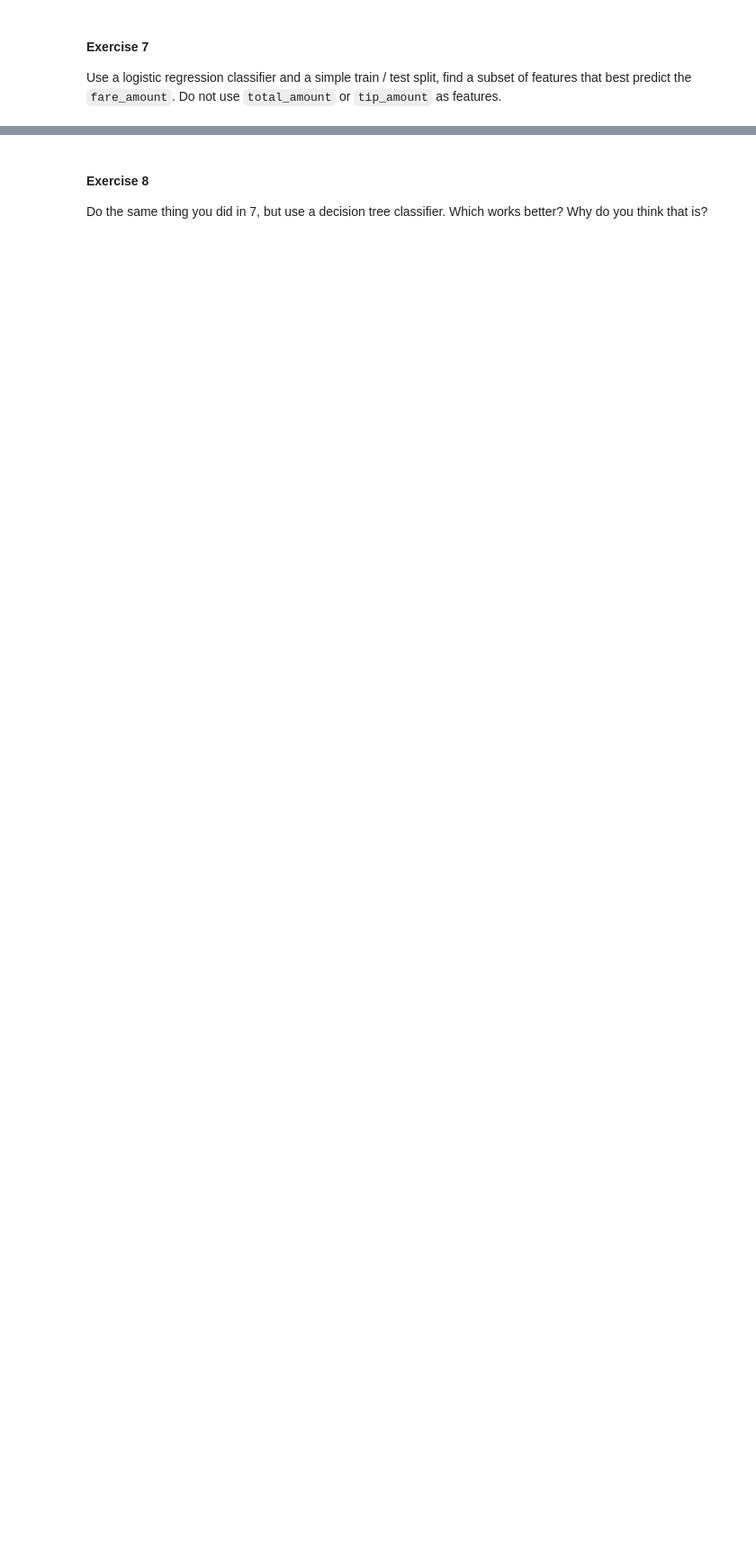
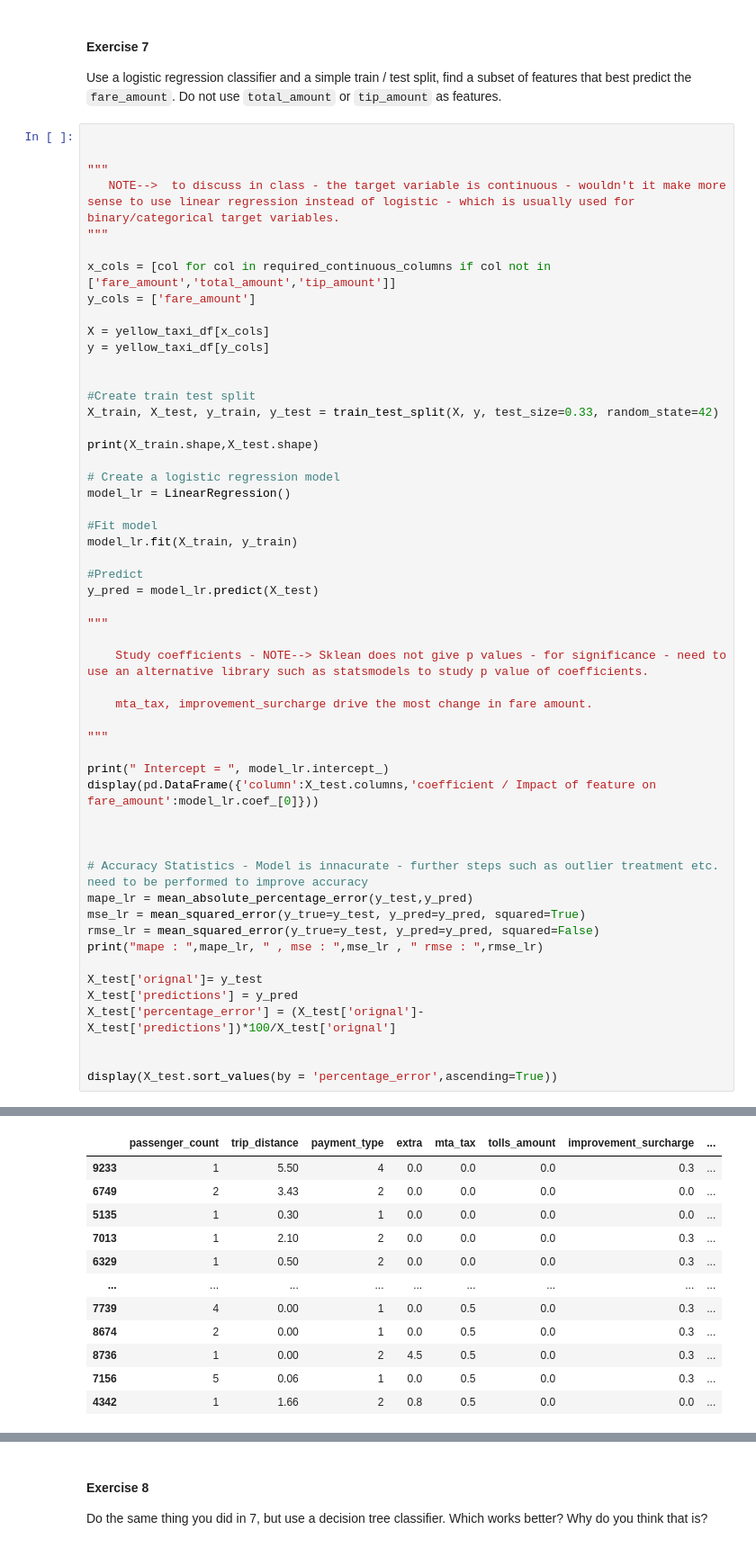
Before and after one commit to himanshu-hegde-syr/warm-up-assignment2, a Jupyter notebook: assignment.ipynb, the cells around one changed output, grey strips where cells are left out. Shown at 90% size. Saved outputs shown, nothing was run; the diff lists cells and outputs as text; blank space fills up the shorter version.

```diff
--- a/assignment.ipynb
+++ b/assignment.ipynb
@@ -28,3 +151,57 @@ Examine the distribution of just the `total_amount` column.  Are there outliers?
 #### Exercise 7
 
 Use a logistic regression classifier and a simple train / test split, find a subset of features that best predict the `fare_amount`.  Do not use `total_amount` or `tip_amount` as features.
+# %%
+
+
+"""
+   NOTE-->  to discuss in class - the target variable is continuous - wouldn't it make more sense to use linear regression instead of logistic - which is usually used for binary/categorical target variables.
+"""
+
+x_cols = [col for col in required_continuous_columns if col not in ['fare_amount','total_amount','tip_amount']]
+y_cols = ['fare_amount']
+
+X = yellow_taxi_df[x_cols]
+y = yellow_taxi_df[y_cols]
+
+
+#Create train test split
+X_train, X_test, y_train, y_test = train_test_split(X, y, test_size=0.33, random_state=42)
+
+print(X_train.shape,X_test.shape)
+
+# Create a logistic regression model
+model_lr = LinearRegression()
+
+#Fit model
+model_lr.fit(X_train, y_train)
+
+#Predict
+y_pred = model_lr.predict(X_test)
+
+"""
+
+    Study coefficients - NOTE--> Sklean does not give p values - for significance - need to use an alternative library such as statsmodels to study p value of coefficients.
+
+    mta_tax, improvement_surcharge drive the most change in fare amount.
+
+"""
+
+print(" Intercept = ", model_lr.intercept_)
+display(pd.DataFrame({'column':X_test.columns,'coefficient / Impact of feature on fare_amount':model_lr.coef_[0]}))
+
+
+
+# Accuracy Statistics - Model is innacurate - further steps such as outlier treatment etc. need to be performed to improve accuracy
+mape_lr = mean_absolute_percentage_error(y_test,y_pred)
+mse_lr = mean_squared_error(y_true=y_test, y_pred=y_pred, squared=True)
+rmse_lr = mean_squared_error(y_true=y_test, y_pred=y_pred, squared=False)
+print("mape : ",mape_lr, " , mse : ",mse_lr , " rmse : ",rmse_lr)
+
+X_test['orignal']= y_test
+X_test['predictions'] = y_pred
+X_test['percentage_error'] = (X_test['orignal']-X_test['predictions'])*100/X_test['orignal']
+
+
+display(X_test.sort_values(by = 'percentage_error',ascending=True))
+# %% [output]
@@ -30,0 +220,12 @@ Use a logistic regression classifier and a simple train / test split, find a sub
+|  | passenger_count | trip_distance | payment_type | extra | mta_tax | tolls_amount | improvement_surcharge | ... |
+| 9233 | 1 | 5.50 | 4 | 0.0 | 0.0 | 0.0 | 0.3 | ... |
+| 6749 | 2 | 3.43 | 2 | 0.0 | 0.0 | 0.0 | 0.0 | ... |
+| 5135 | 1 | 0.30 | 1 | 0.0 | 0.0 | 0.0 | 0.0 | ... |
+| 7013 | 1 | 2.10 | 2 | 0.0 | 0.0 | 0.0 | 0.3 | ... |
+| 6329 | 1 | 0.50 | 2 | 0.0 | 0.0 | 0.0 | 0.3 | ... |
+| ... | ... | ... | ... | ... | ... | ... | ... | ... |
+| 7739 | 4 | 0.00 | 1 | 0.0 | 0.5 | 0.0 | 0.3 | ... |
+| 8674 | 2 | 0.00 | 1 | 0.0 | 0.5 | 0.0 | 0.3 | ... |
+| 8736 | 1 | 0.00 | 2 | 4.5 | 0.5 | 0.0 | 0.3 | ... |
+| 7156 | 5 | 0.06 | 1 | 0.0 | 0.5 | 0.0 | 0.3 | ... |
+| 4342 | 1 | 1.66 | 2 | 0.8 | 0.5 | 0.0 | 0.0 | ... |
```
Also changed, not shown: parts of 10 cells of this notebook.
